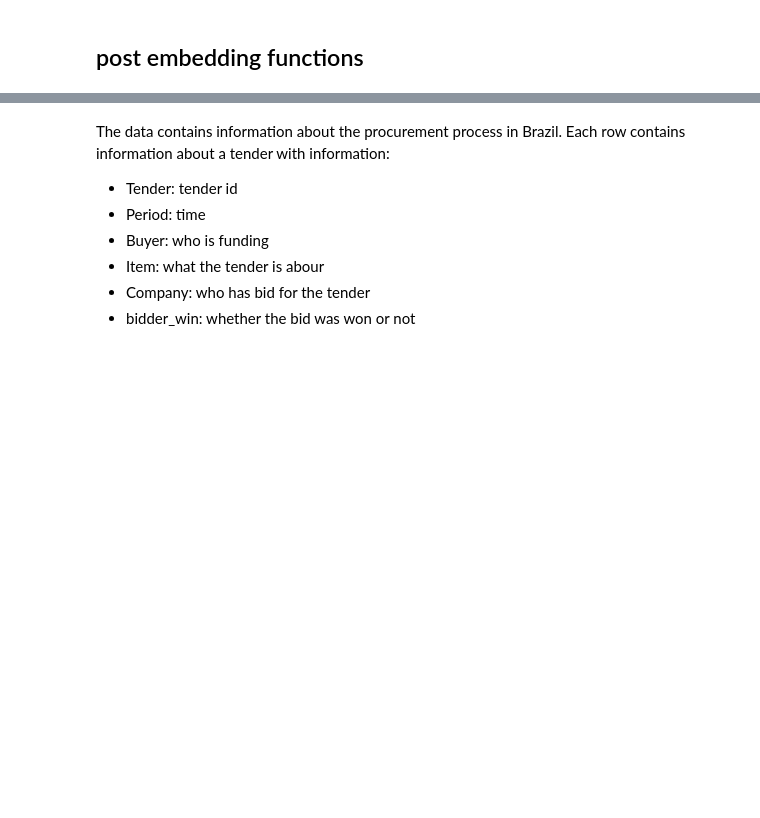
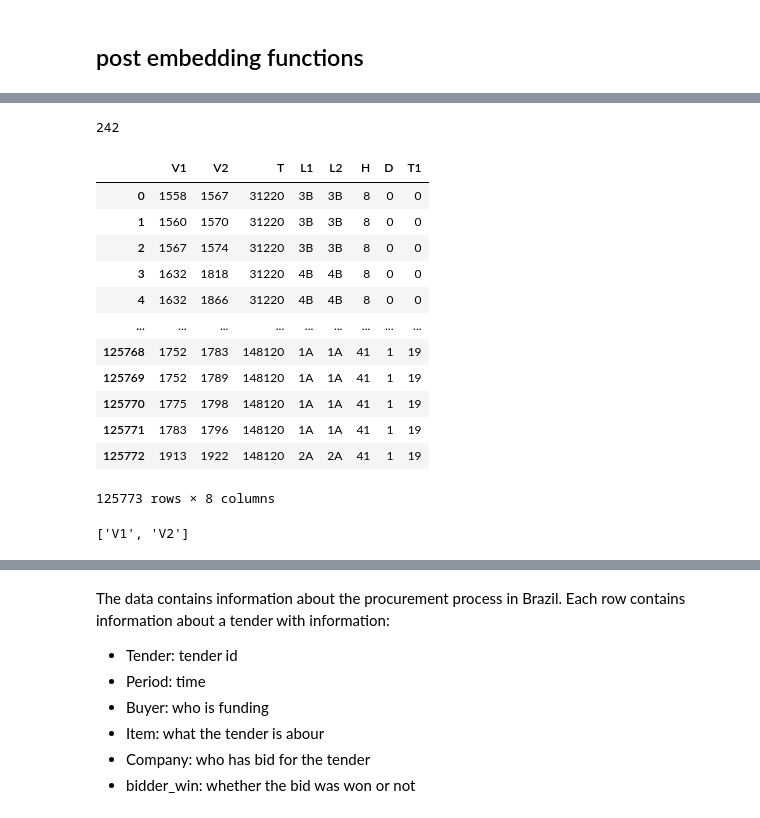
Before and after one commit to anniegray52/relastat, a Jupyter notebook: general.ipynb, the cells around one changed output, grey strips where cells are left out. Cells and saved outputs as stored; diff of their text form; code cells hidden in the pictures; blank space fills up the shorter version.

```diff
--- a/general.ipynb
+++ b/general.ipynb
@@ -475,0 +566,4 @@ def degree_correction(X):
+# %%
+len(union(data['V1'],data['V2']))
+# %% [output]
+242
@@ -475,0 +572,21 @@ def degree_correction(X):
+# %%
+data
+# %% [output]
+|  | V1 | V2 | T | L1 | L2 | H | D | T1 |
+| 0 | 1558 | 1567 | 31220 | 3B | 3B | 8 | 0 | 0 |
+| 1 | 1560 | 1570 | 31220 | 3B | 3B | 8 | 0 | 0 |
+| 2 | 1567 | 1574 | 31220 | 3B | 3B | 8 | 0 | 0 |
+| 3 | 1632 | 1818 | 31220 | 4B | 4B | 8 | 0 | 0 |
+| 4 | 1632 | 1866 | 31220 | 4B | 4B | 8 | 0 | 0 |
+| ... | ... | ... | ... | ... | ... | ... | ... | ... |
+| 125768 | 1752 | 1783 | 148120 | 1A | 1A | 41 | 1 | 19 |
+| 125769 | 1752 | 1789 | 148120 | 1A | 1A | 41 | 1 | 19 |
+| 125770 | 1775 | 1798 | 148120 | 1A | 1A | 41 | 1 | 19 |
+| 125771 | 1783 | 1796 | 148120 | 1A | 1A | 41 | 1 | 19 |
+| 125772 | 1913 | 1922 | 148120 | 2A | 2A | 41 | 1 | 19 |
+125773 rows × 8 columns
+# %%
+# making A matrix and attributes
+A, attributes = graph_from_dataframe(data, [['V1', 'V2']], time_col = 'T1', join_token='::')
+# %% [output]
+['V1', 'V2']
```
Also changed, not shown: parts of 28 cells of this notebook, 1 other file.
